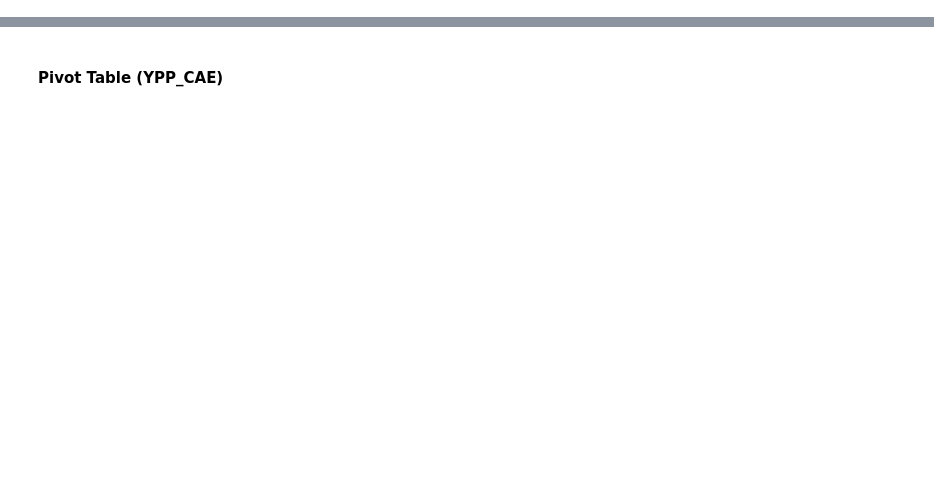
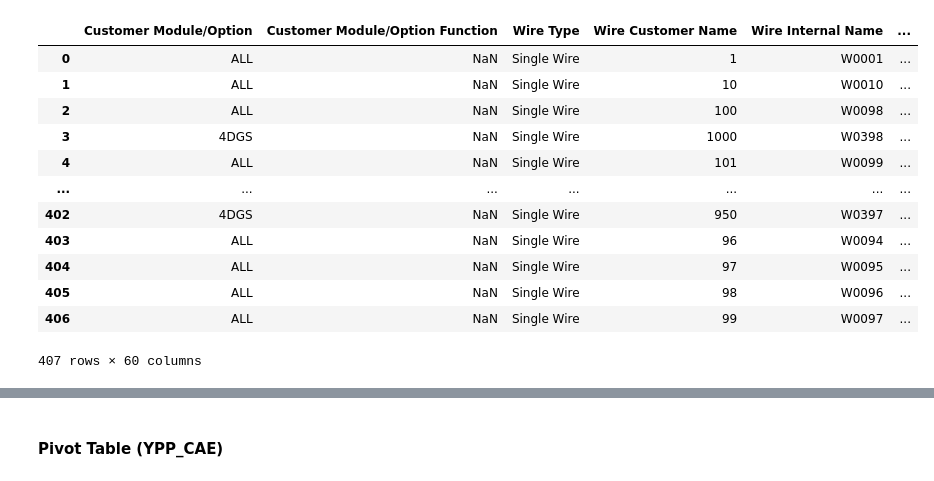
Before and after one commit to Abdelhamid2c/Automation-of-Data-Integration, a Jupyter notebook: Notebooks/integration.ipynb, the cells around one changed output, grey strips where cells are left out. Drawn from its saved outputs; the diff is of its cells as text; code cells hidden in the pictures; blank space fills up the shorter version.

```diff
--- a/Notebooks/integration.ipynb
+++ b/Notebooks/integration.ipynb
@@ -20,3 +5,20 @@ df_wire_list
+# %%
+df_wire_list = pd.read_excel(path_max_wire_list)
+df_wire_list
+# %% [output]
+|  | Customer Module/Option | Customer Module/Option Function | Wire Type | Wire Customer Name | Wire Internal Name | ... |
+| 0 | ALL | NaN | Single Wire | 1 | W0001 | ... |
+| 1 | ALL | NaN | Single Wire | 10 | W0010 | ... |
+| 2 | ALL | NaN | Single Wire | 100 | W0098 | ... |
+| 3 | 4DGS | NaN | Single Wire | 1000 | W0398 | ... |
+| 4 | ALL | NaN | Single Wire | 101 | W0099 | ... |
+| ... | ... | ... | ... | ... | ... | ... |
+| 402 | 4DGS | NaN | Single Wire | 950 | W0397 | ... |
+| 403 | ALL | NaN | Single Wire | 96 | W0094 | ... |
+| 404 | ALL | NaN | Single Wire | 97 | W0095 | ... |
+| 405 | ALL | NaN | Single Wire | 98 | W0096 | ... |
+| 406 | ALL | NaN | Single Wire | 99 | W0097 | ... |
+407 rows × 60 columns
 # %%
 loc = df_wire_list.columns.get_loc('Wire Internal Name')
 df_wire_list.insert(loc + 1, 'DES', None, allow_duplicates=False)
```
Also changed, not shown: parts of 37 cells of this notebook, 15 other files.
